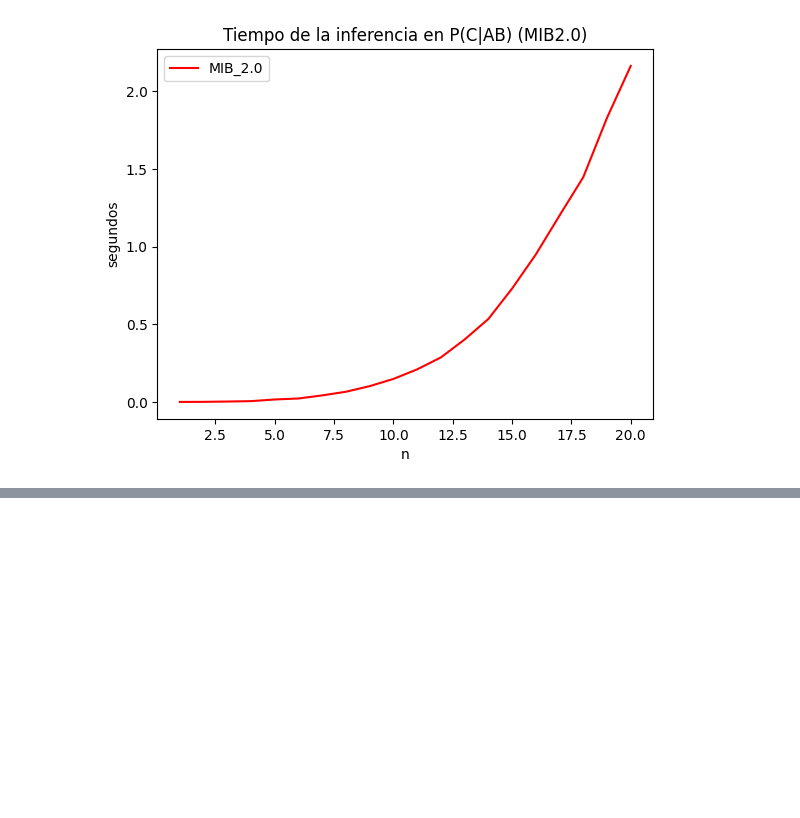
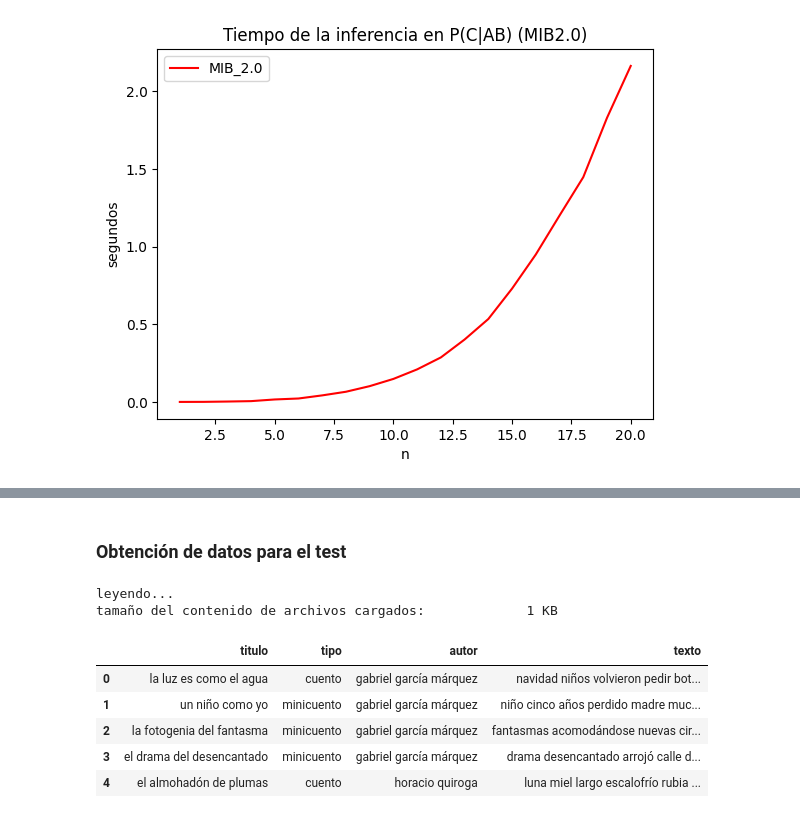
Before and after one commit to robertorys/Tesis, a Jupyter notebook: Test_mib_v2_3.ipynb, the cells around one changed output, grey strips where cells are left out. Drawn from its saved outputs; the diff is of its cells as text; code cells hidden in the pictures; blank space fills up the shorter version.

```diff
--- a/Test_mib_v2_3.ipynb
+++ b/Test_mib_v2_3.ipynb
@@ -92,0 +203,16 @@ plt.show()
+# %% [markdown]
+### Obtención de datos para el test
+# %%
+archivos = glob.glob('./Train/*/*')
+archivos,nombres = tp.carga_cuentos(archivos)
+df_train = tp.lee_cuentos(archivos)
+df_train.head()
+# %% [output]
+leyendo...
+tamaño del contenido de archivos cargados:             1 KB
+|  | titulo | tipo | autor | texto |
+| 0 | la luz es como el agua | cuento | gabriel garcía márquez | navidad niños volvieron pedir bot... |
+| 1 | un niño como yo | minicuento | gabriel garcía márquez | niño cinco años perdido madre muc... |
+| 2 | la fotogenia del fantasma | minicuento | gabriel garcía márquez | fantasmas acomodándose nuevas cir... |
+| 3 | el drama del desencantado | minicuento | gabriel garcía márquez | drama desencantado arrojó calle d... |
+| 4 | el almohadón de plumas | cuento | horacio quiroga | luna miel largo escalofrío rubia ... |
```
Also changed, not shown: parts of 59 cells of this notebook, 1 other file.
